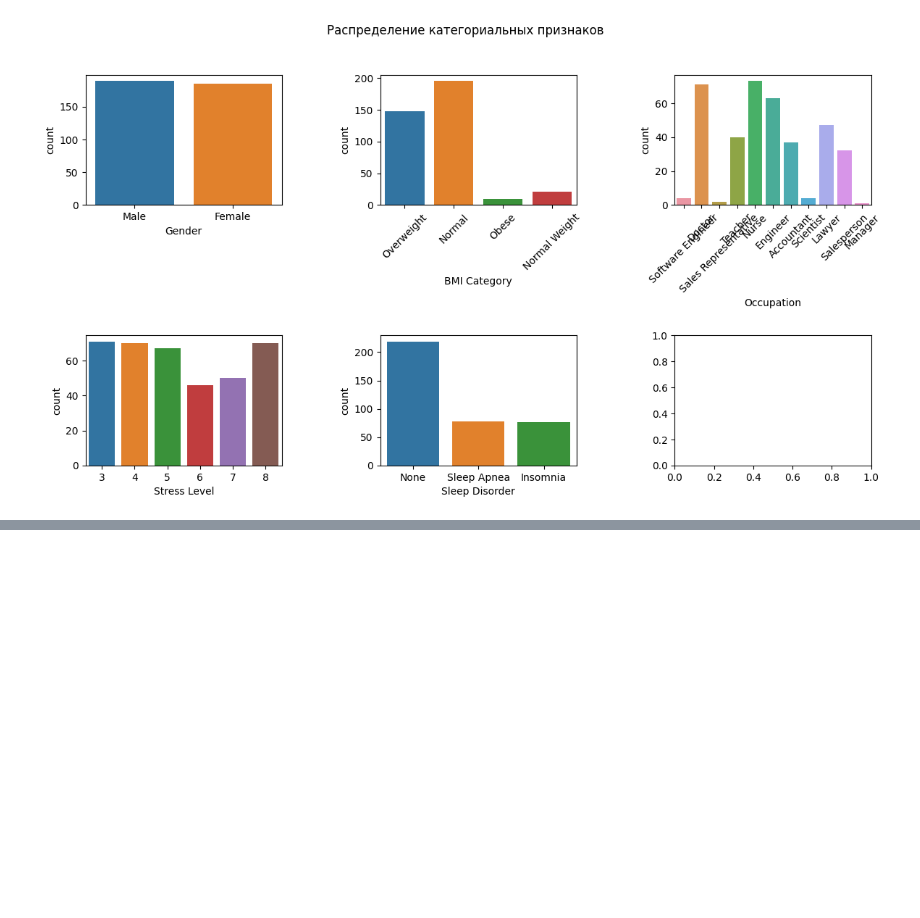
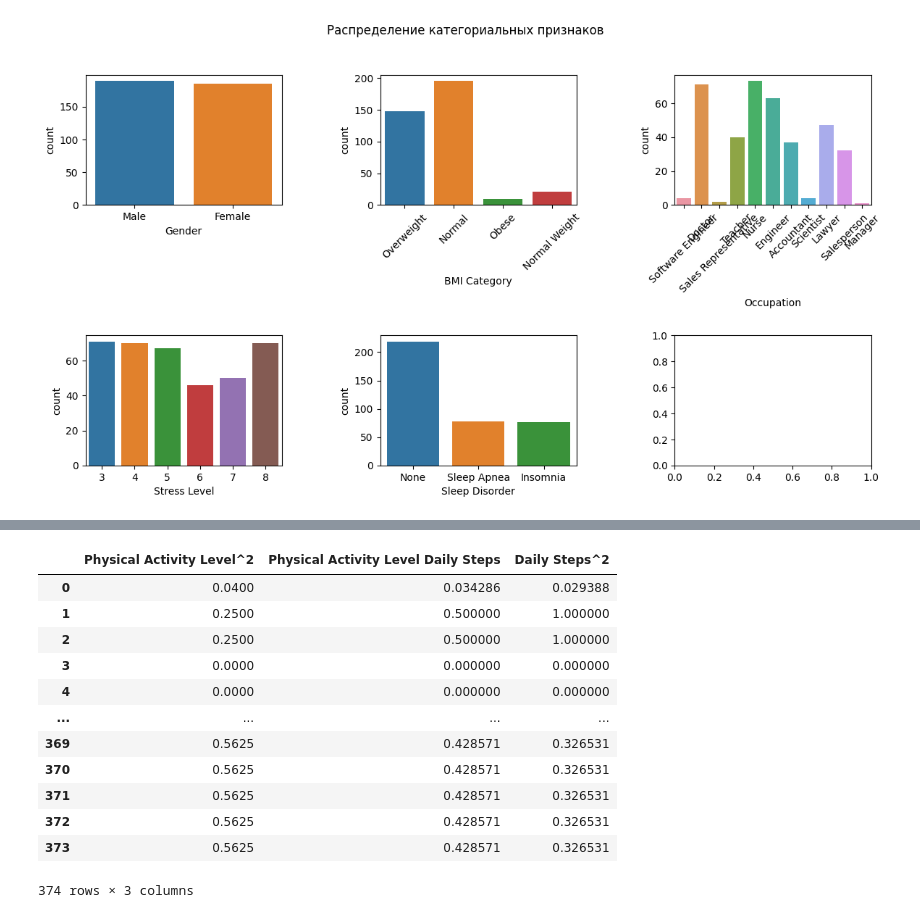
Before and after one commit to alexpgb/Python_DS_2024, a Jupyter notebook: S8/Python_DS_2024_S8_HW.ipynb, the cells around one changed output, grey strips where cells are left out. Saved outputs shown, nothing was run; the diff lists cells and outputs as text; code cells hidden in the pictures; blank space fills up the shorter version.

```diff
--- a/S8/Python_DS_2024_S8_HW.ipynb
+++ b/S8/Python_DS_2024_S8_HW.ipynb
@@ -226,0 +295,23 @@ Index(['Gender', 'Age', 'Occupation', 'Sleep Duration', 'Quality of Sleep',
+# %%
+poly_features = ['Physical Activity Level', 'Daily Steps']
+scaler = MinMaxScaler()
+df_poly = df_encoded[poly_features].copy()
+df_poly[poly_features] = scaler.fit_transform(df_poly[poly_features])
+poly_transformer = PolynomialFeatures(degree = 2)
+poly_transformer.fit(df_poly)
+df_poly = pd.DataFrame(poly_transformer.transform(df_poly), columns=poly_transformer.get_feature_names_out()).iloc[: , 3:]
+df_poly
+# %% [output]
+|  | Physical Activity Level^2 | Physical Activity Level Daily Steps | Daily Steps^2 |
+| 0 | 0.0400 | 0.034286 | 0.029388 |
+| 1 | 0.2500 | 0.500000 | 1.000000 |
+| 2 | 0.2500 | 0.500000 | 1.000000 |
+| 3 | 0.0000 | 0.000000 | 0.000000 |
+| 4 | 0.0000 | 0.000000 | 0.000000 |
+| ... | ... | ... | ... |
+| 369 | 0.5625 | 0.428571 | 0.326531 |
+| 370 | 0.5625 | 0.428571 | 0.326531 |
+| 371 | 0.5625 | 0.428571 | 0.326531 |
+| 372 | 0.5625 | 0.428571 | 0.326531 |
+| 373 | 0.5625 | 0.428571 | 0.326531 |
+374 rows × 3 columns
```
Also changed, not shown: parts of 25 cells of this notebook.
